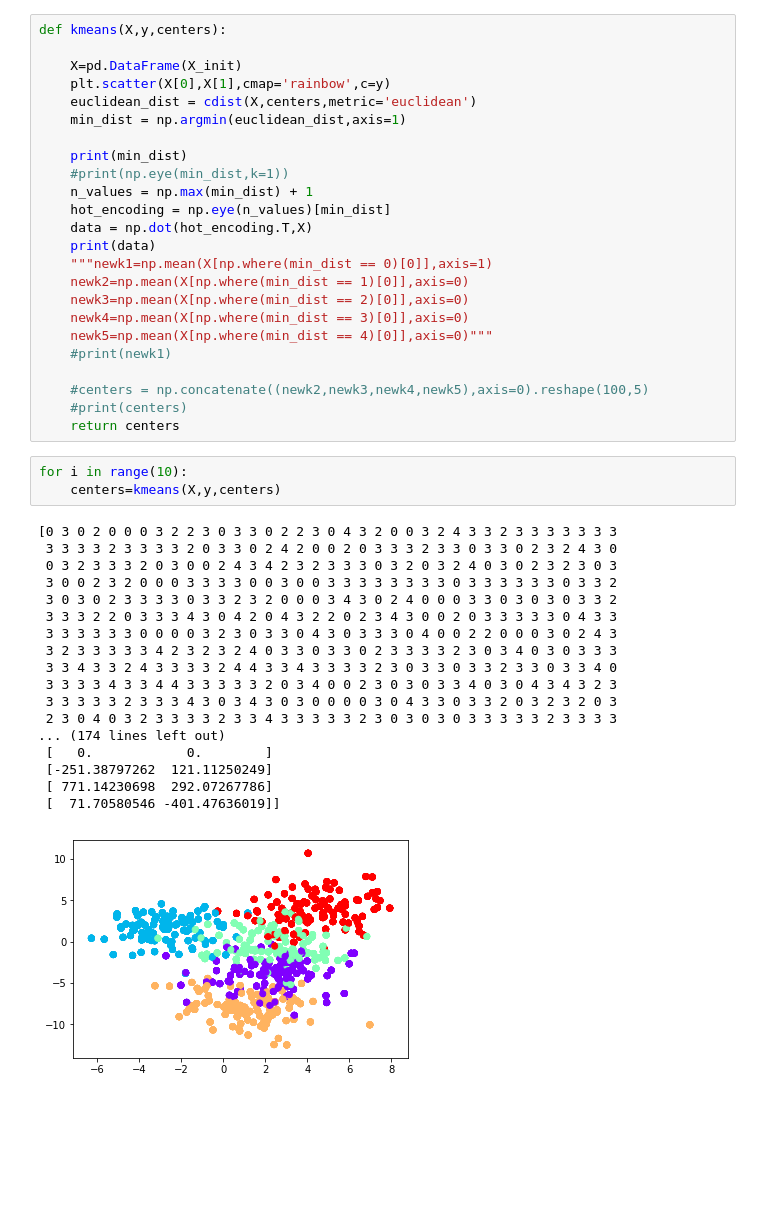
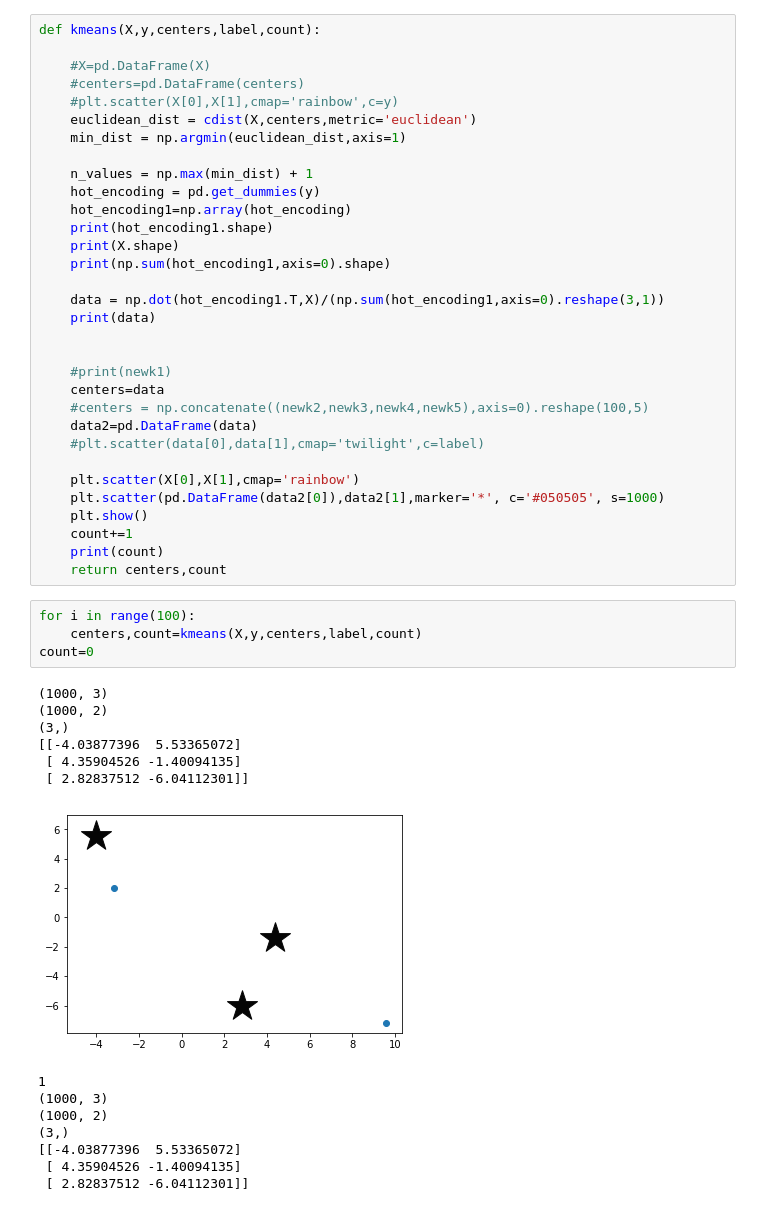
Before and after one commit to abhisheklomsh/Famous, a Jupyter notebook: Repositories/Sabudh/kmeans_scratch.ipynb, the cells around one changed output. Saved outputs shown, nothing was run; the diff lists cells and outputs as text; blank space fills up the shorter version.

```diff
--- a/Repositories/Sabudh/kmeans_scratch.ipynb
+++ b/Repositories/Sabudh/kmeans_scratch.ipynb
@@ -12,46 +39,51 @@ X_2=tuple(map(tuple, X_init))
 # %%
-def kmeans(X,y,centers):
+def kmeans(X,y,centers,label,count):
 
-    X=pd.DataFrame(X_init)
-    plt.scatter(X[0],X[1],cmap='rainbow',c=y)
+    #X=pd.DataFrame(X)
+    #centers=pd.DataFrame(centers)
+    #plt.scatter(X[0],X[1],cmap='rainbow',c=y)
     euclidean_dist = cdist(X,centers,metric='euclidean')
     min_dist = np.argmin(euclidean_dist,axis=1)
 
-    print(min_dist)
-    #print(np.eye(min_dist,k=1))
     n_values = np.max(min_dist) + 1
-    hot_encoding = np.eye(n_values)[min_dist]
-    data = np.dot(hot_encoding.T,X)
+    hot_encoding = pd.get_dummies(y)
+    hot_encoding1=np.array(hot_encoding)
+    print(hot_encoding1.shape)
+    print(X.shape)
+    print(np.sum(hot_encoding1,axis=0).shape)
+
+    data = np.dot(hot_encoding1.T,X)/(np.sum(hot_encoding1,axis=0).reshape(3,1))
     print(data)
-    """newk1=np.mean(X[np.where(min_dist == 0)[0]],axis=1)
-    newk2=np.mean(X[np.where(min_dist == 1)[0]],axis=0)
-    newk3=np.mean(X[np.where(min_dist == 2)[0]],axis=0)
-    newk4=np.mean(X[np.where(min_dist == 3)[0]],axis=0)
-    newk5=np.mean(X[np.where(min_dist == 4)[0]],axis=0)"""
+
+
     #print(newk1)
+    centers=data
+    #centers = np.concatenate((newk2,newk3,newk4,newk5),axis=0).reshape(100,5)
+    data2=pd.DataFrame(data)
+    #plt.scatter(data[0],data[1],cmap='twilight',c=label)
 
-    #centers = np.concatenate((newk2,newk3,newk4,newk5),axis=0).reshape(100,5)
-    #print(centers)
-    return centers
+    plt.scatter(X[0],X[1],cmap='rainbow')
+    plt.scatter(pd.DataFrame(data2[0]),data2[1],marker='*', c='#050505', s=1000)
+    plt.show()
+    count+=1
+    print(count)
+    return centers,count
 # %%
-for i in range(10):
-    centers=kmeans(X,y,centers)
+for i in range(100):
+    centers,count=kmeans(X,y,centers,label,count)
+count=0
 # %% [output]
-[0 3 0 2 0 0 0 3 2 2 3 0 3 3 0 2 2 3 0 4 3 2 0 0 3 2 4 3 3 2 3 3 3 3 3 3 3
- 3 3 3 3 2 3 3 3 3 2 0 3 3 0 2 4 2 0 0 2 0 3 3 3 2 3 3 0 3 3 0 2 3 2 4 3 0
- 0 3 2 3 3 3 2 0 3 0 0 2 4 3 4 2 3 2 3 3 3 0 3 2 0 3 2 4 0 3 0 2 3 2 3 0 3
- 3 0 0 2 3 2 0 0 0 3 3 3 3 0 0 3 0 0 3 3 3 3 3 3 3 3 0 3 3 3 3 3 3 0 3 3 2
- 3 0 3 0 2 3 3 3 3 0 3 3 2 3 2 0 0 0 3 4 3 0 2 4 0 0 0 3 3 0 3 0 3 0 3 3 2
- 3 3 3 2 2 0 3 3 3 4 3 0 4 2 0 4 3 2 2 0 2 3 4 3 0 0 2 0 3 3 3 3 3 0 4 3 3
- 3 3 3 3 3 3 0 0 0 0 3 2 3 0 3 3 0 4 3 0 3 3 3 0 4 0 0 2 2 0 0 0 3 0 2 4 3
- 3 2 3 3 3 3 3 4 2 3 2 3 2 4 0 3 3 0 3 3 0 2 3 3 3 3 2 3 0 3 4 0 3 0 3 3 3
- 3 3 4 3 3 2 4 3 3 3 3 2 4 4 3 3 4 3 3 3 3 2 3 0 3 3 0 3 3 2 3 3 0 3 3 4 0
- 3 3 3 3 4 3 3 4 4 3 3 3 3 3 2 0 3 4 0 0 2 3 0 3 0 3 3 4 0 3 0 4 3 4 3 2 3
- 3 3 3 3 3 2 3 3 3 4 3 0 3 4 3 0 3 0 0 0 0 3 0 4 3 3 0 3 3 2 0 3 2 3 2 0 3
- 2 3 0 4 0 3 2 3 3 3 3 2 3 3 4 3 3 3 3 3 2 3 0 3 0 3 0 3 3 3 3 3 2 3 3 3 3
-... (174 lines left out)
- [   0.            0.        ]
- [-251.38797262  121.11250249]
- [ 771.14230698  292.07267786]
- [  71.70580546 -401.47636019]]
+(1000, 3)
+(1000, 2)
+(3,)
+[[-4.03877396  5.53365072]
+ [ 4.35904526 -1.40094135]
+ [ 2.82837512 -6.04112301]]
-[figure, old version]
+[figure, new version]
+1
+(1000, 3)
+(1000, 2)
+(3,)
+[[-4.03877396  5.53365072]
+ [ 4.35904526 -1.40094135]
+ [ 2.82837512 -6.04112301]]
```
Also changed, not shown: parts of 7 cells of this notebook.
